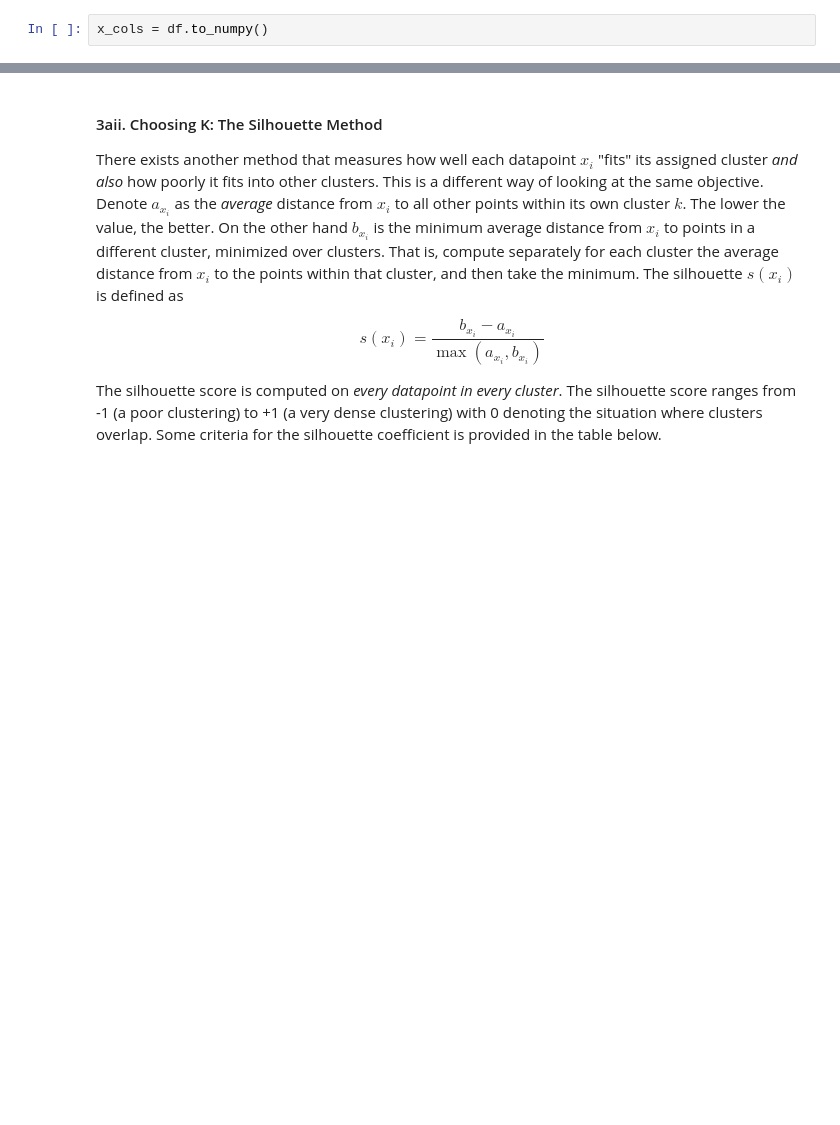
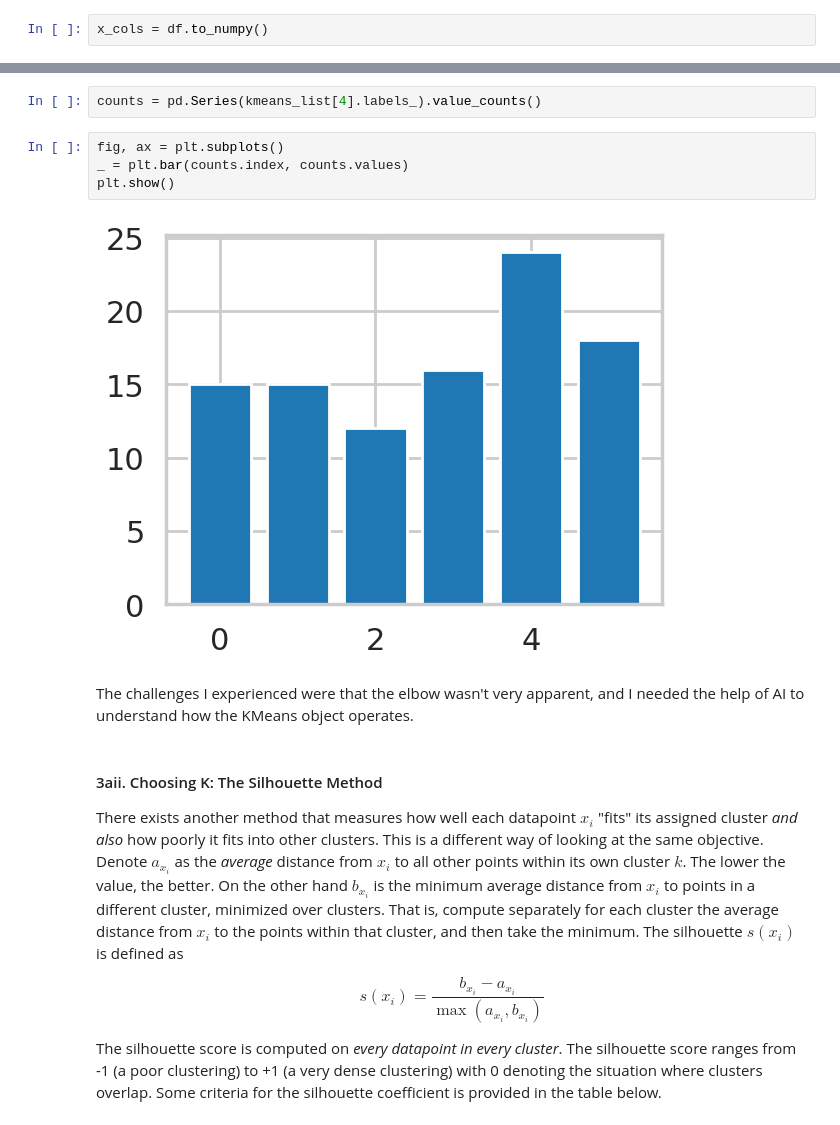
Before and after one commit to blue-santa/sprinboard-data-science-2026, a Jupyter notebook: 15-unsupervised-learning/06-principal-component-analysis/Clustering Case Study - Customer Segmentation with K-Means - Tier 3.ipynb, the cells around one changed output, grey strips where cells are left out. Saved outputs shown, nothing was run; the diff lists cells and outputs as text; blank space fills up the shorter version.

```diff
--- a/15-unsupervised-learning/06-principal-component-analysis/Clustering Case Study - Customer Segmentation with K-Means - Tier 3.ipynb
+++ b/15-unsupervised-learning/06-principal-component-analysis/Clustering Case Study - Customer Segmentation with K-Means - Tier 3.ipynb
@@ -154,3 +158,13 @@ for i in range(2, 11):
+# %%
+counts = pd.Series(kmeans_list[4].labels_).value_counts()
+# %%
+fig, ax = plt.subplots()
+_ = plt.bar(counts.index, counts.values)
+plt.show()
+# %% [output]
+[figure, added]
+# %% [markdown]
+The challenges I experienced were that the elbow wasn't very apparent, and I needed the help of AI to understand how the KMeans object operates.
 # %% [markdown]
 #### 3aii. Choosing K: The Silhouette Method
 
```
Also changed, not shown: parts of 6 cells of this notebook.
